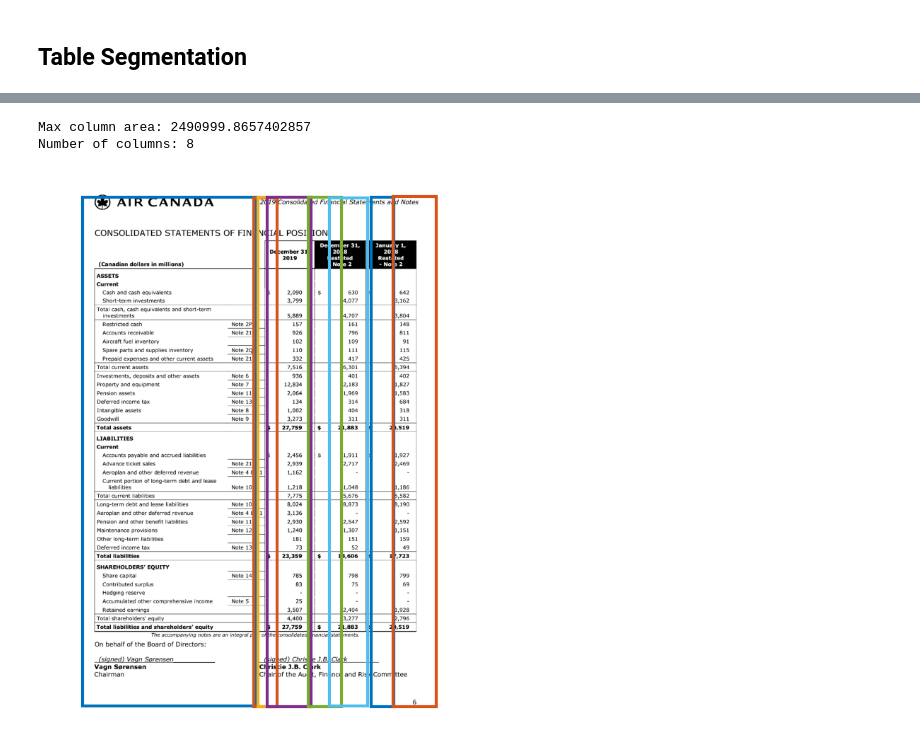
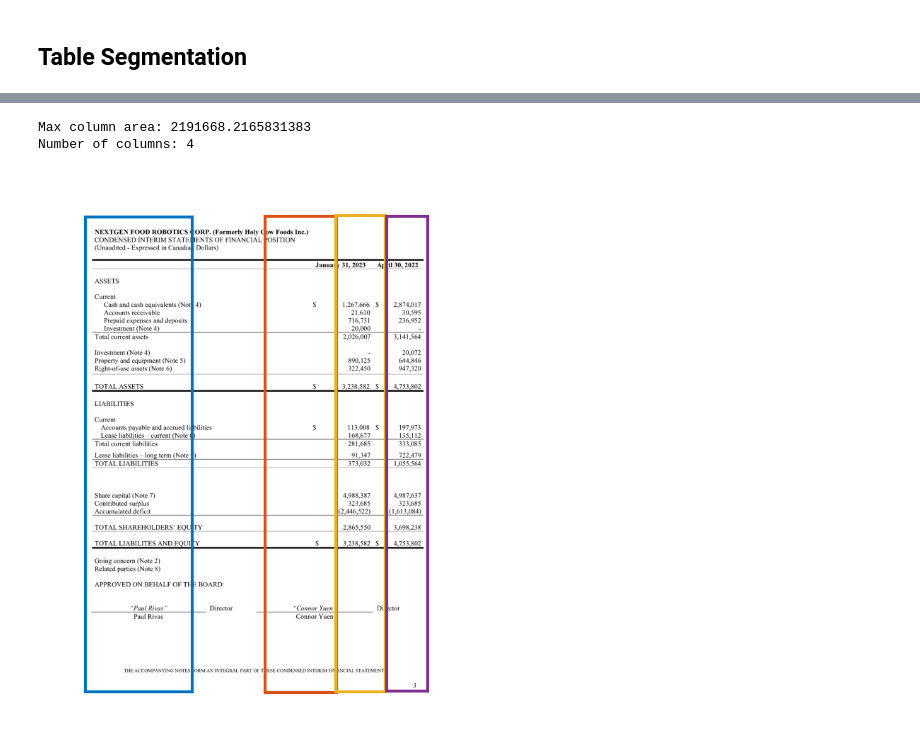
Before and after one commit to laubryan/FP-Robospreader, a Jupyter notebook: Final Project - Prototype.ipynb, the cells around one changed output, grey strips where cells are left out. Saved outputs shown, nothing was run; the diff lists cells and outputs as text; code cells hidden in the pictures.

```diff
--- a/Final Project - Prototype.ipynb
+++ b/Final Project - Prototype.ipynb
@@ -17,9 +17,10 @@ from transformers import DetrFeatureExtractor, TableTransformerForObjectDetectio
 # %%
 # Specify financial statement filename
 # statement_filename, page_index = "../statements/407 International - March 31 2021.pdf", 1
-statement_filename, page_index = "../statements/Air Canada - December 31 2019.pdf", 6
+# statement_filename, page_index = "../statements/Air Canada - December 31 2019.pdf", 6
 # statement_filename, page_index = "../statements/BCE - Financial Report - 2020-2022.pdf", 82
 # statement_filename, page_index = "../statements/Better Life Pharama Inc - Jan 31 Oct 31 2022.pdf", 2
+statement_filename, page_index = "../statements/NextGen Food Robotics Corp - 2022-04-30 - 2023-01-31..pdf", 2
 # statement_filename, page_index = "../statements/Rogers - Q1-2020.pdf", 3
 # statement_filename, page_index = "../statements/Starbucks - Annual Report - 2020.pdf", 53
 
@@ -127,7 +128,7 @@ def box_area(box):
 #
 # Check if bounding boxes overlap
 #
-def boxes_overlap(box1, box2, overlap_ratio=0.4):
+def boxes_overlap(box1, box2, overlap_ratio=0.1):
   dx = min(box1[2], box2[2]) - max(box1[0], box2[0])
   dy = min(box1[3], box2[3]) - max(box1[1], box2[1])
   area1 = (box1[2] - box1[0]) * (box1[3] - box1[1])
@@ -150,7 +151,7 @@ def is_box_in_list(box, list):
 # Segment table location
 #
 width, height = image.size
-location_results = feature_extractor.post_process_object_detection(tl_outputs, threshold=0.2, target_sizes=[(height, width)])[0]
+location_results = feature_extractor.post_process_object_detection(tl_outputs, threshold=0.1, target_sizes=[(height, width)])[0]
 
 # Extract table location
 padding = 5
@@ -171,7 +172,7 @@ target_sizes = [image.size[::-1]]
 ts_results = feature_extractor.post_process_object_detection(ts_outputs, threshold=0.7, target_sizes=target_sizes)[0]
 
 # Extract only columns
-max_column_area = (table_location[2] - table_location[0]) * (table_location[3] - table_location[1]) * 0.8
+max_column_area = (table_location[2] - table_location[0]) * (table_location[3] - table_location[1]) * 0.9
 print(f"Max column area: {max_column_area}")
 column_boxes = [box for box in ts_results['boxes'] if is_column(box) and box_area(box)<max_column_area]
 num_boxes = len(column_boxes)
@@ -184,36 +185,36 @@ for i, box1 in enumerate(column_boxes):
     if i != j:
       # Check if columns adjacent or overlapping
       if are_columns_adjacent(box1, box2) or boxes_overlap(box1, box2):
 
         # Merge columns
         merged_box = torch.tensor([min(box1[0], box2[0]), min(box1[1], box2[1]), max(box1[2], box2[2]), max(box1[3], box2[3])])
         if not is_box_in_list(merged_box, merged_columns):
           merged_columns.append(merged_box)
 
         # Mark pieces of merged column for removal
         if not is_box_in_list(box1, removed_columns):
           removed_columns.append(box1)
         if not is_box_in_list(box2, removed_columns):
           removed_columns.append(box2)
       else:
         # Add if not already in merged list
         if not is_box_in_list(box1, merged_columns):
           merged_columns.append(box1)
 
 # Remove discarded columns that were merged
 column_boxes = [box for box in merged_columns if not is_box_in_list(box, removed_columns)]
 num_boxes = len(column_boxes)
 print(f"Number of columns: {num_boxes}")
 
 # Sort columns left to right
 column_boxes = sorted(column_boxes, key=lambda box: box[0])
 
 # Display the inferred columns
 display_image_boxes(image, column_boxes)
 # %% [output]
-Max column area: 2490999.8657402857
-Number of columns: 8
+Max column area: 2191668.2165831383
+Number of columns: 4
-[figure, old version]
+[figure, new version]
 # %%
 #
 # Get line item text
```
Also changed, not shown: parts of 8 cells of this notebook, 5 other files.
